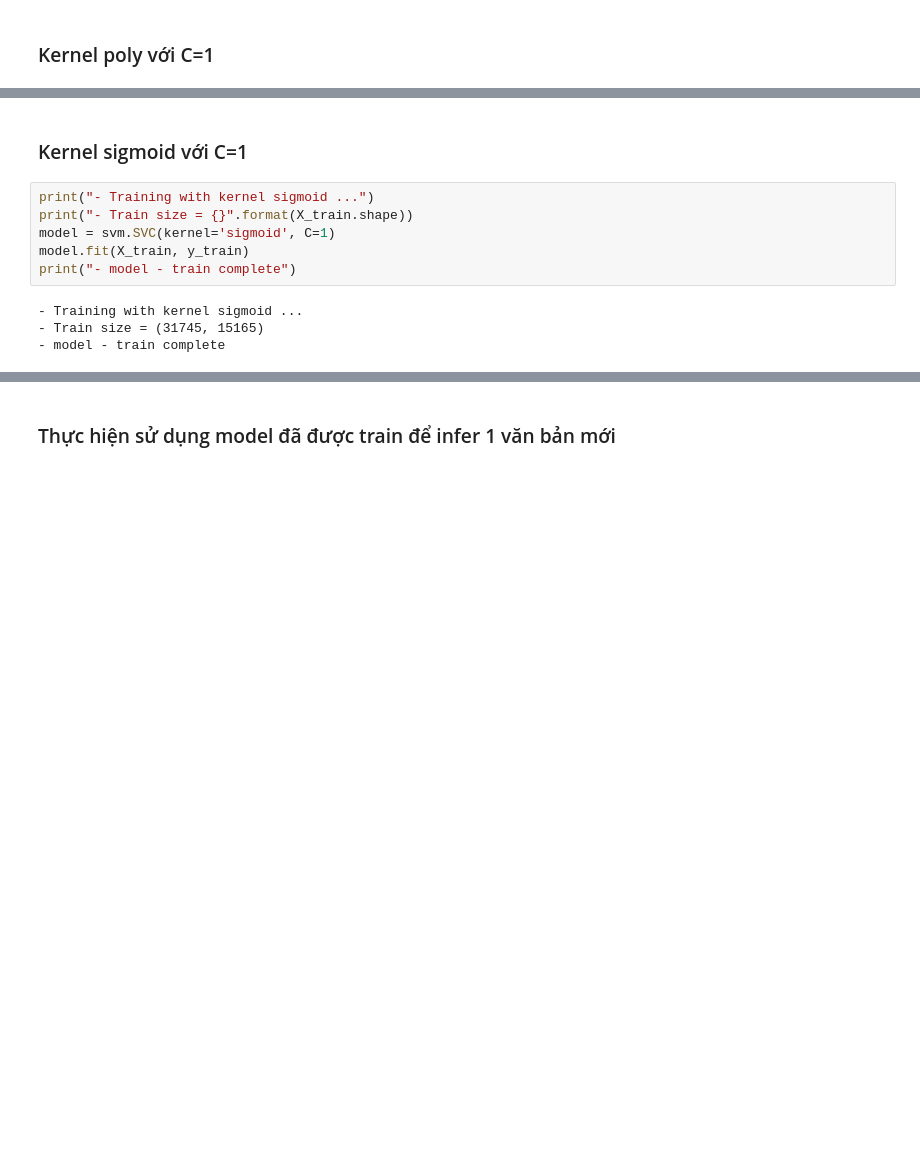
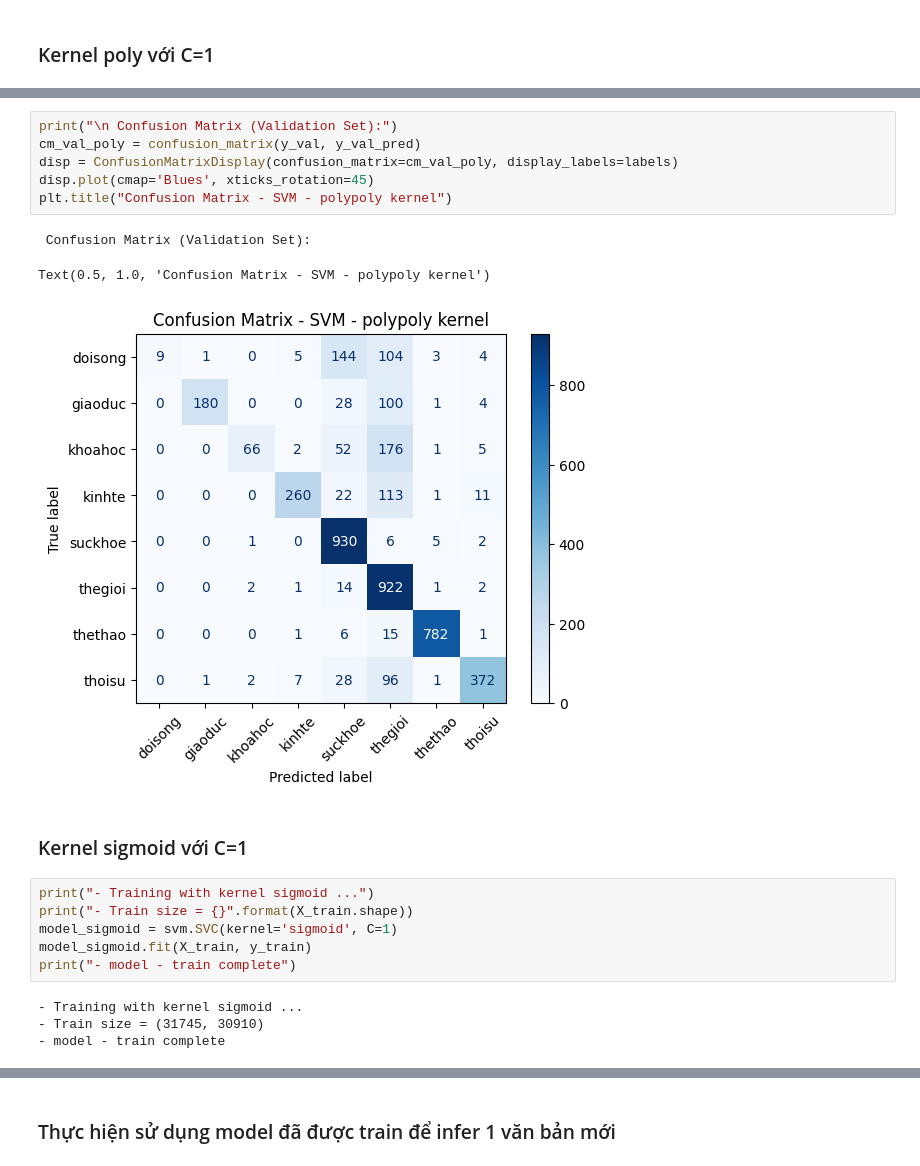
Before and after one commit to kwspringkle/nhapmonAI, a Jupyter notebook: nhapmonai.ipynb, the cells around one changed output, grey strips where cells are left out. Drawn from its saved outputs; the diff is of its cells as text; blank space fills up the shorter version.

```diff
--- a/nhapmonai.ipynb
+++ b/nhapmonai.ipynb
@@ -254,14 +342,24 @@ weighted avg       0.86      0.83      0.81      4490
+# %%
+print("\n Confusion Matrix (Validation Set):")
+cm_val_poly = confusion_matrix(y_val, y_val_pred)
+disp = ConfusionMatrixDisplay(confusion_matrix=cm_val_poly, display_labels=labels)
+disp.plot(cmap='Blues', xticks_rotation=45)
+plt.title("Confusion Matrix - SVM - polypoly kernel")
+# %% [output]
+ Confusion Matrix (Validation Set):
+Text(0.5, 1.0, 'Confusion Matrix - SVM - polypoly kernel')
+[figure, added]
 # %% [markdown]
 ### Kernel sigmoid với C=1
 # %%
 print("- Training with kernel sigmoid ...")
 print("- Train size = {}".format(X_train.shape))
-model = svm.SVC(kernel='sigmoid', C=1)
-model.fit(X_train, y_train)
+model_sigmoid = svm.SVC(kernel='sigmoid', C=1)
+model_sigmoid.fit(X_train, y_train)
 print("- model - train complete")
 # %% [output]
 - Training with kernel sigmoid ...
-- Train size = (31745, 15165)
+- Train size = (31745, 30910)
 - model - train complete
 # %%
 print("- Testing with kernel sigmoid ...")
```
Also changed, not shown: parts of 31 cells of this notebook.
